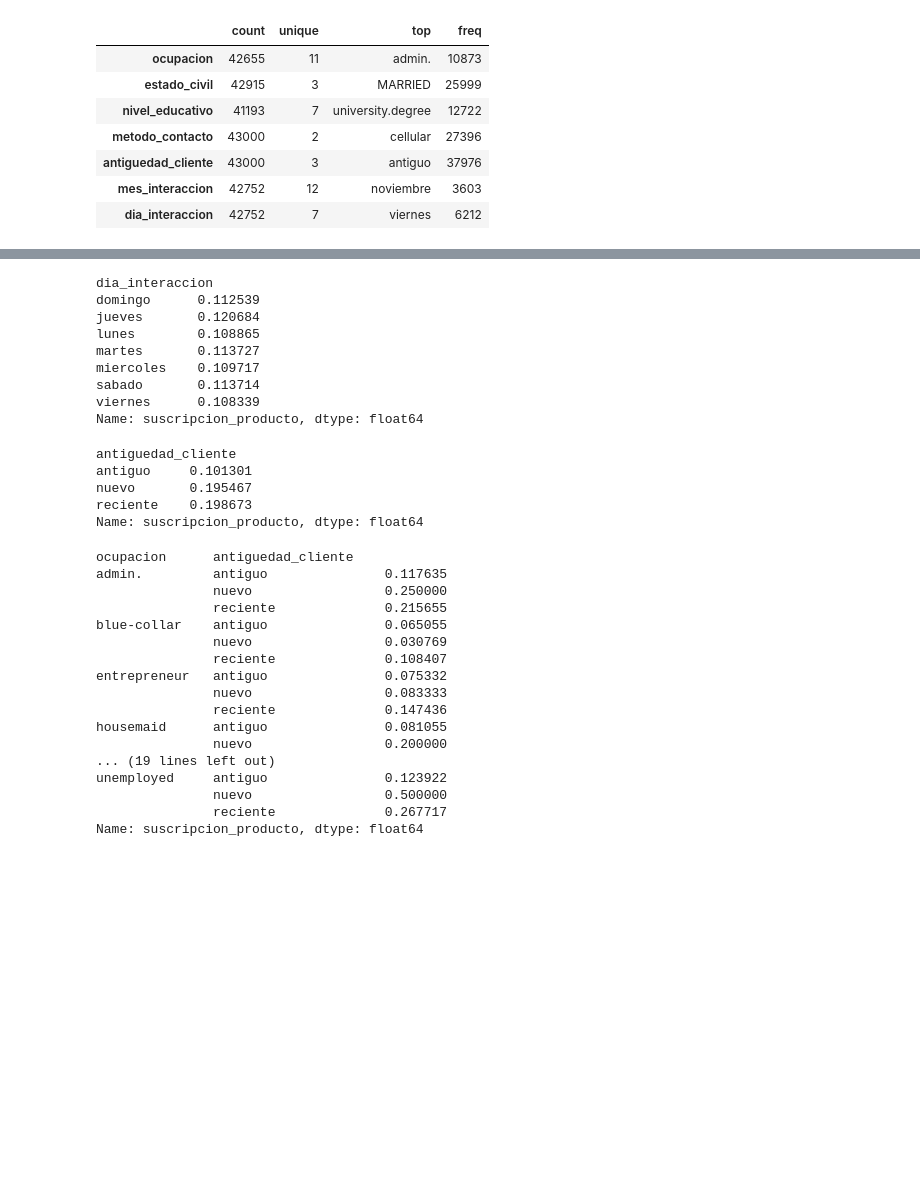
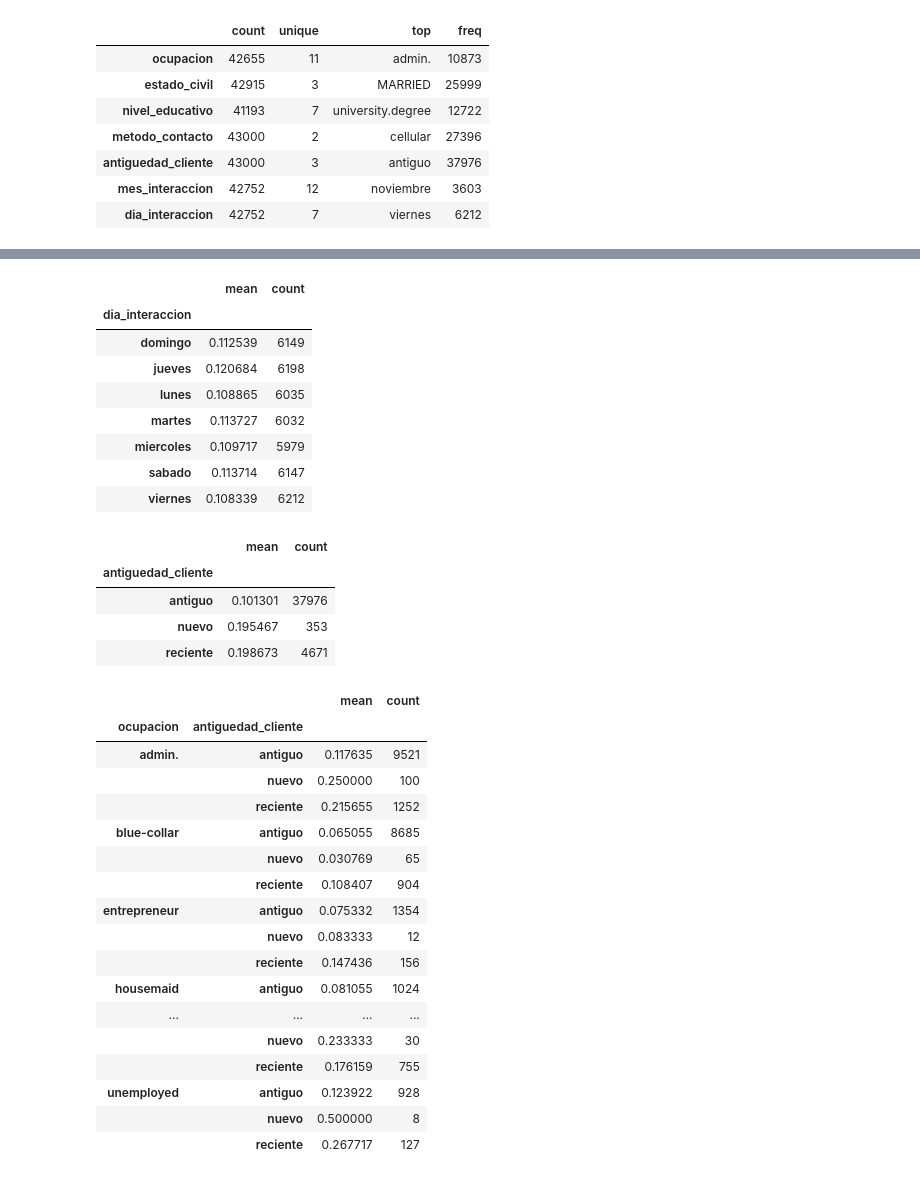
Before and after one commit to Antonio28863/Proyecto_EDA, a Jupyter notebook: Notebook/02_Análisis.ipynb, the cells around one changed output, grey strips where cells are left out. Cells and saved outputs as stored; diff of their text form; code cells hidden in the pictures; blank space fills up the shorter version.

```diff
--- a/Notebook/02_Análisis.ipynb
+++ b/Notebook/02_Análisis.ipynb
@@ -116,41 +116,42 @@ Name: suscripcion_producto, dtype: float64
 # %%
-df.groupby('dia_interaccion')['suscripcion_producto'].mean()
+df.groupby('dia_interaccion')['suscripcion_producto'].agg(['mean', 'count'])
 # %% [output]
-dia_interaccion
-domingo      0.112539
-jueves       0.120684
-lunes        0.108865
-martes       0.113727
-miercoles    0.109717
-sabado       0.113714
-viernes      0.108339
-Name: suscripcion_producto, dtype: float64
+|  | mean | count |
+| dia_interaccion |  |  |
+| domingo | 0.112539 | 6149 |
+| jueves | 0.120684 | 6198 |
+| lunes | 0.108865 | 6035 |
+| martes | 0.113727 | 6032 |
+| miercoles | 0.109717 | 5979 |
+| sabado | 0.113714 | 6147 |
+| viernes | 0.108339 | 6212 |
 # %%
-df.groupby('antiguedad_cliente')['suscripcion_producto'].mean()
+df.groupby('antiguedad_cliente')['suscripcion_producto'].agg(['mean', 'count'])
 # %% [output]
-antiguedad_cliente
-antiguo     0.101301
-nuevo       0.195467
-reciente    0.198673
-Name: suscripcion_producto, dtype: float64
+|  | mean | count |
+| antiguedad_cliente |  |  |
+| antiguo | 0.101301 | 37976 |
+| nuevo | 0.195467 | 353 |
+| reciente | 0.198673 | 4671 |
 # %%
-df.groupby(['ocupacion', 'antiguedad_cliente'])['suscripcion_producto'].mean()
+df.groupby(['ocupacion', 'antiguedad_cliente'])['suscripcion_producto'].agg(['mean', 'count'])
 # %% [output]
-ocupacion      antiguedad_cliente
-admin.         antiguo               0.117635
-               nuevo                 0.250000
-               reciente              0.215655
-blue-collar    antiguo               0.065055
-               nuevo                 0.030769
-               reciente              0.108407
-entrepreneur   antiguo               0.075332
-               nuevo                 0.083333
-               reciente              0.147436
-housemaid      antiguo               0.081055
-               nuevo                 0.200000
-... (19 lines left out)
-unemployed     antiguo               0.123922
-               nuevo                 0.500000
-               reciente              0.267717
-Name: suscripcion_producto, dtype: float64
+|  |  | mean | count |
+| ocupacion | antiguedad_cliente |  |  |
+| admin. | antiguo | 0.117635 | 9521 |
+|  | nuevo | 0.250000 | 100 |
+|  | reciente | 0.215655 | 1252 |
+| blue-collar | antiguo | 0.065055 | 8685 |
+|  | nuevo | 0.030769 | 65 |
+|  | reciente | 0.108407 | 904 |
+| entrepreneur | antiguo | 0.075332 | 1354 |
+|  | nuevo | 0.083333 | 12 |
+|  | reciente | 0.147436 | 156 |
+| housemaid | antiguo | 0.081055 | 1024 |
+| ... | ... | ... | ... |
+|  | nuevo | 0.233333 | 30 |
+|  | reciente | 0.176159 | 755 |
+| unemployed | antiguo | 0.123922 | 928 |
+|  | nuevo | 0.500000 | 8 |
+|  | reciente | 0.267717 | 127 |
 # %%
```
Also changed, not shown: parts of 9 cells of this notebook, 1 other file.
